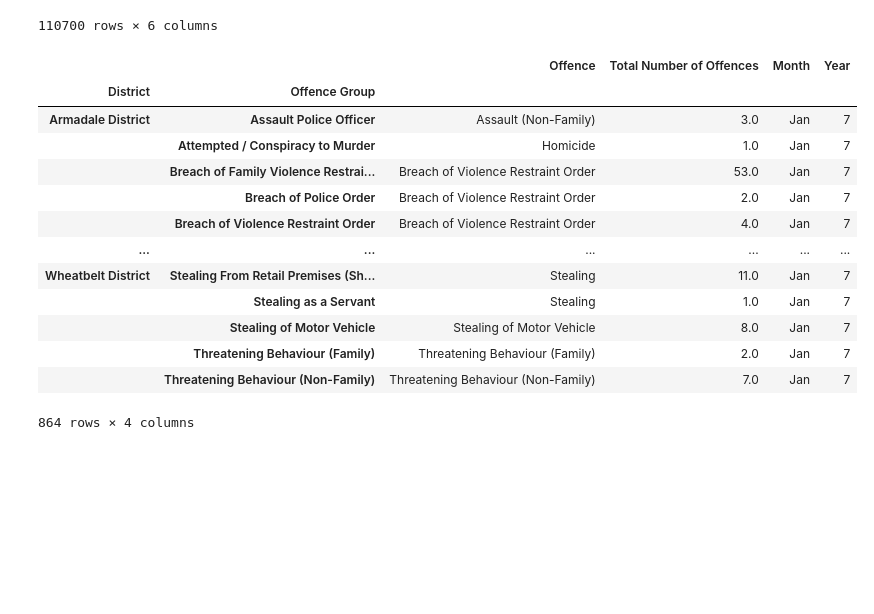
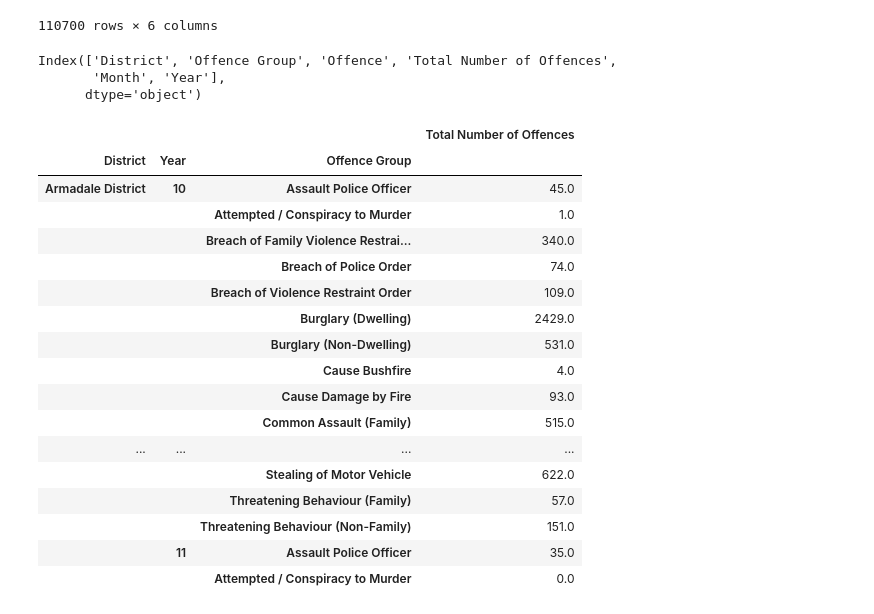
Before and after one commit to natalieddavies/BootcampProject1, a Jupyter notebook: wacrime.ipynb, the cells around one changed output. Cells and saved outputs as stored; diff of their text form; code cells hidden in the pictures; blank space fills up the shorter version.

Commit message:
updated crime

```diff
--- a/wacrime.ipynb
+++ b/wacrime.ipynb
@@ -111,7 +111,8 @@ del raw_crime_data['Offence Date']
 raw_crime_data['Year'] = raw_crime_data['Year'].astype(int)
 # %%
 #remove data prior to 2010
-raw_crime_data.loc[raw_crime_data["Year"]>=10]
+raw_crime_data=raw_crime_data.loc[raw_crime_data["Year"]>=10]
+raw_crime_data
 # %% [output]
 |  | District | Offence Group | Offence | Total Number of Offences | Month | Year |
 | 36 | Armadale District | Murder | Homicide | 2.0 | Jan | 10 |
@@ -126,4 +127,10 @@ raw_crime_data.loc[raw_crime_data["Year"]>=10]
 | 143098 | Wheatbelt District | Breach of Police Order | Breach of Violence Restraint Order | 1.0 | Feb | 20 |
 | 143099 | Wheatbelt District | Breach of Police Order | Breach of Violence Restraint Order | 4.0 | Mar | 20 |
 110700 rows × 6 columns
+# %%
+raw_crime_data.columns
+# %% [output]
+Index(['District', 'Offence Group', 'Offence', 'Total Number of Offences',
+       'Month', 'Year'],
+      dtype='object')
 # %%
@@ -131,20 +138,25 @@ raw_crime_data.loc[raw_crime_data["Year"]>=10]
 raw_crime_data.to_csv('crimedataclean.csv',sep=',')
 # %%
-grouped = raw_crime_data.groupby(['District', 'Offence Group'])
+#group by district, year, offence
+grouped = raw_crime_data.groupby(['District', 'Year', 'Offence Group']).sum()
 
-grouped.first()
+grouped.head(50)
 # %% [output]
-|  |  | Offence | Total Number of Offences | Month | Year |
-| District | Offence Group |  |  |  |  |
-| Armadale District | Assault Police Officer | Assault (Non-Family) | 3.0 | Jan | 7 |
-|  | Attempted / Conspiracy to Murder | Homicide | 1.0 | Jan | 7 |
-|  | Breach of Family Violence Restrai... | Breach of Violence Restraint Order | 53.0 | Jan | 7 |
-|  | Breach of Police Order | Breach of Violence Restraint Order | 2.0 | Jan | 7 |
-|  | Breach of Violence Restraint Order | Breach of Violence Restraint Order | 4.0 | Jan | 7 |
-| ... | ... | ... | ... | ... | ... |
-| Wheatbelt District | Stealing From Retail Premises (Sh... | Stealing | 11.0 | Jan | 7 |
-|  | Stealing as a Servant | Stealing | 1.0 | Jan | 7 |
-|  | Stealing of Motor Vehicle | Stealing of Motor Vehicle | 8.0 | Jan | 7 |
-|  | Threatening Behaviour (Family) | Threatening Behaviour (Family) | 2.0 | Jan | 7 |
-|  | Threatening Behaviour (Non-Family) | Threatening Behaviour (Non-Family) | 7.0 | Jan | 7 |
+|  |  |  | Total Number of Offences |
+| District | Year | Offence Group |  |
+| Armadale District | 10 | Assault Police Officer | 45.0 |
+|  |  | Attempted / Conspiracy to Murder | 1.0 |
+|  |  | Breach of Family Violence Restrai... | 340.0 |
+|  |  | Breach of Police Order | 74.0 |
+|  |  | Breach of Violence Restraint Order | 109.0 |
+|  |  | Burglary (Dwelling) | 2429.0 |
+|  |  | Burglary (Non-Dwelling) | 531.0 |
+|  |  | Cause Bushfire | 4.0 |
+|  |  | Cause Damage by Fire | 93.0 |
+|  |  | Common Assault (Family) | 515.0 |
+| ... | ... | ... | ... |
+|  |  | Stealing of Motor Vehicle | 622.0 |
+|  |  | Threatening Behaviour (Family) | 57.0 |
+|  |  | Threatening Behaviour (Non-Family) | 151.0 |
+|  | 11 | Assault Police Officer | 35.0 |
+|  |  | Attempted / Conspiracy to Murder | 0.0 |
-864 rows × 4 columns
```
Also changed, not shown: parts of 3 cells of this notebook, 2 other files.
